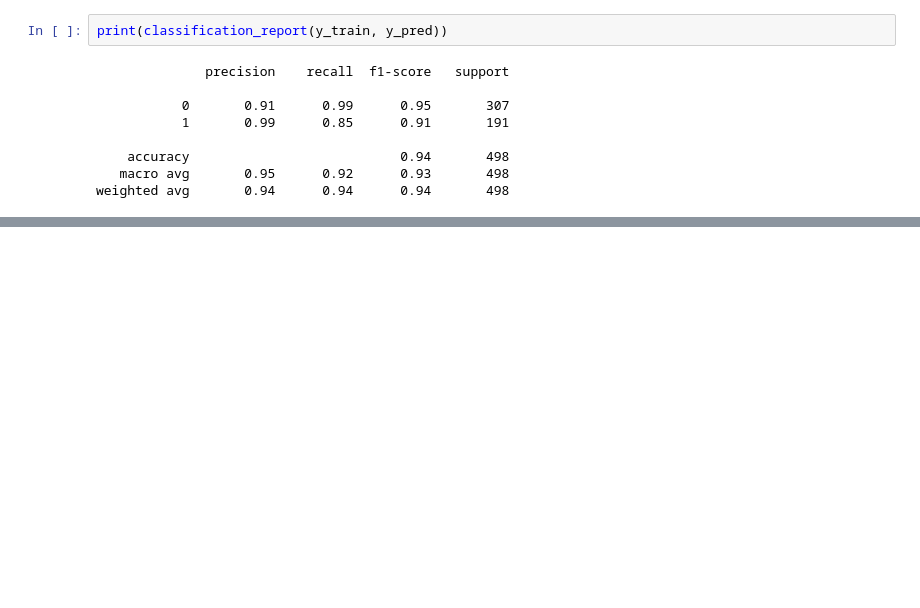
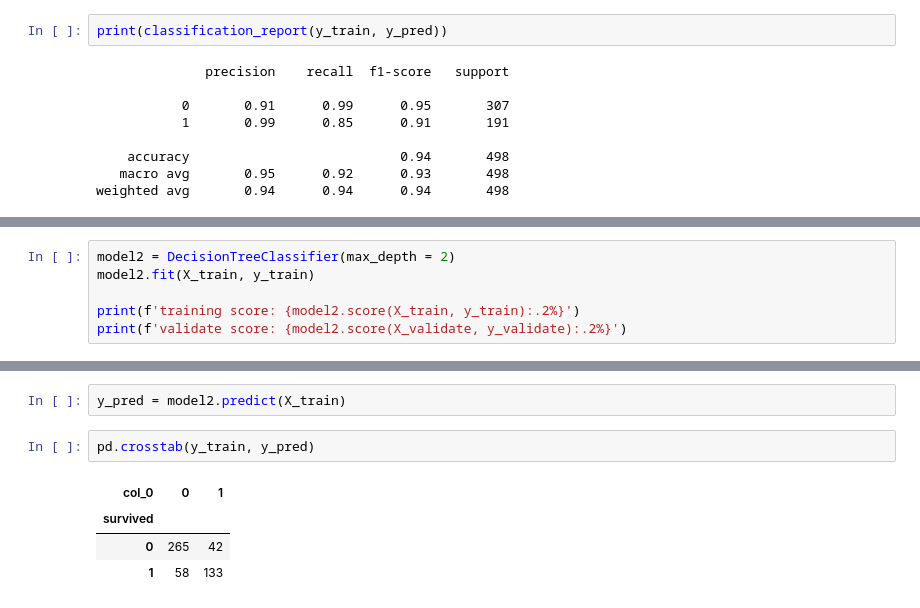
Before and after one commit to chriseverts/classification-exercises, a Jupyter notebook: model.ipynb, the cells around one changed output, grey strips where cells are left out. Saved outputs shown, nothing was run; the diff lists cells and outputs as text; blank space fills up the shorter version.

```diff
--- a/model.ipynb
+++ b/model.ipynb
@@ -185,0 +267,6 @@ weighted avg       0.94      0.94      0.94       498
+# %%
+model2 = DecisionTreeClassifier(max_depth = 2)
+model2.fit(X_train, y_train)
+
+print(f'training score: {model2.score(X_train, y_train):.2%}')
+print(f'validate score: {model2.score(X_validate, y_validate):.2%}')
@@ -185,0 +286,9 @@ weighted avg       0.94      0.94      0.94       498
+# %%
+y_pred = model2.predict(X_train)
+# %%
+pd.crosstab(y_train, y_pred)
+# %% [output]
+| col_0 | 0 | 1 |
+| survived |  |  |
+| 0 | 265 | 42 |
+| 1 | 58 | 133 |
```
Also changed, not shown: parts of 38 cells of this notebook, 1 other file.
